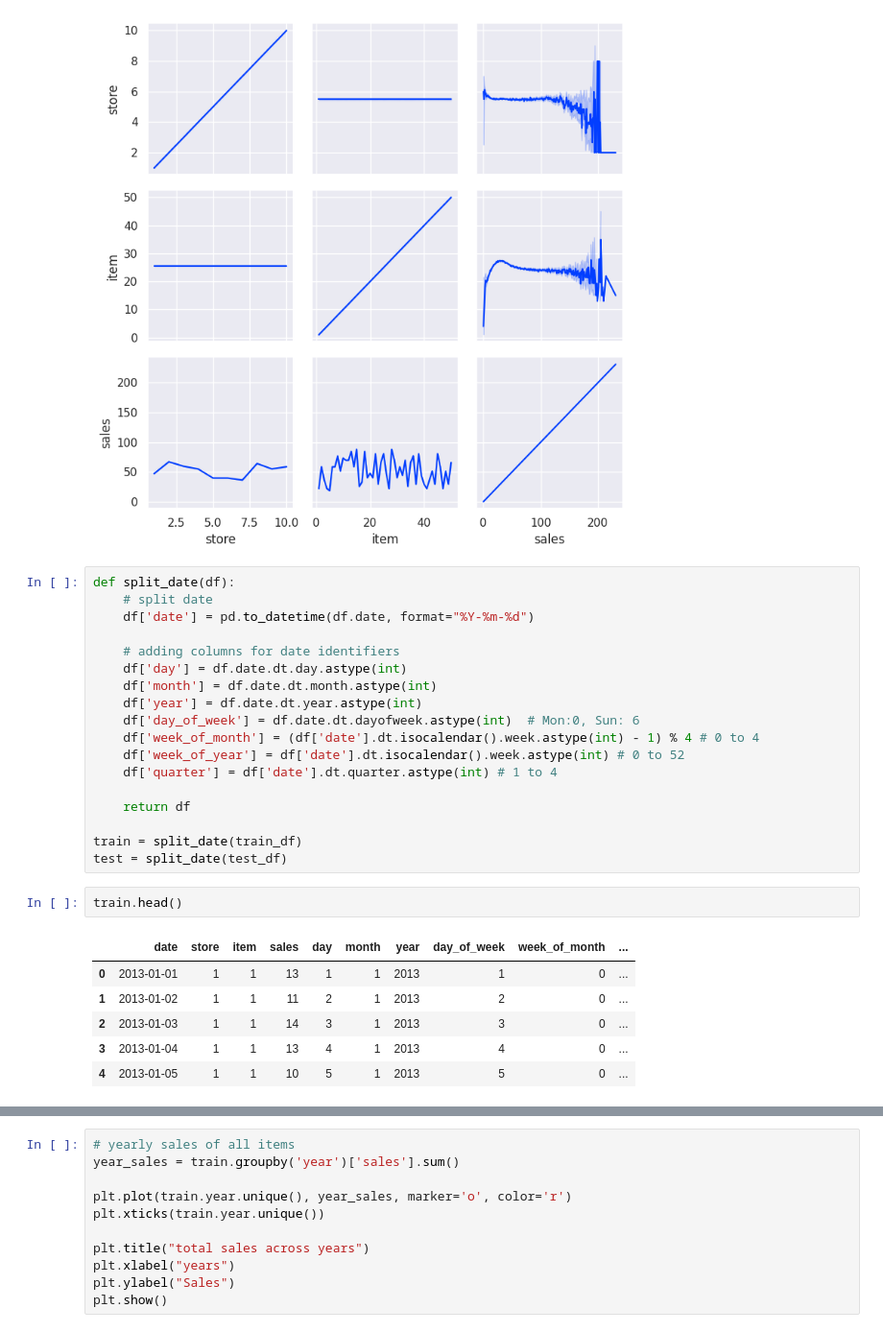
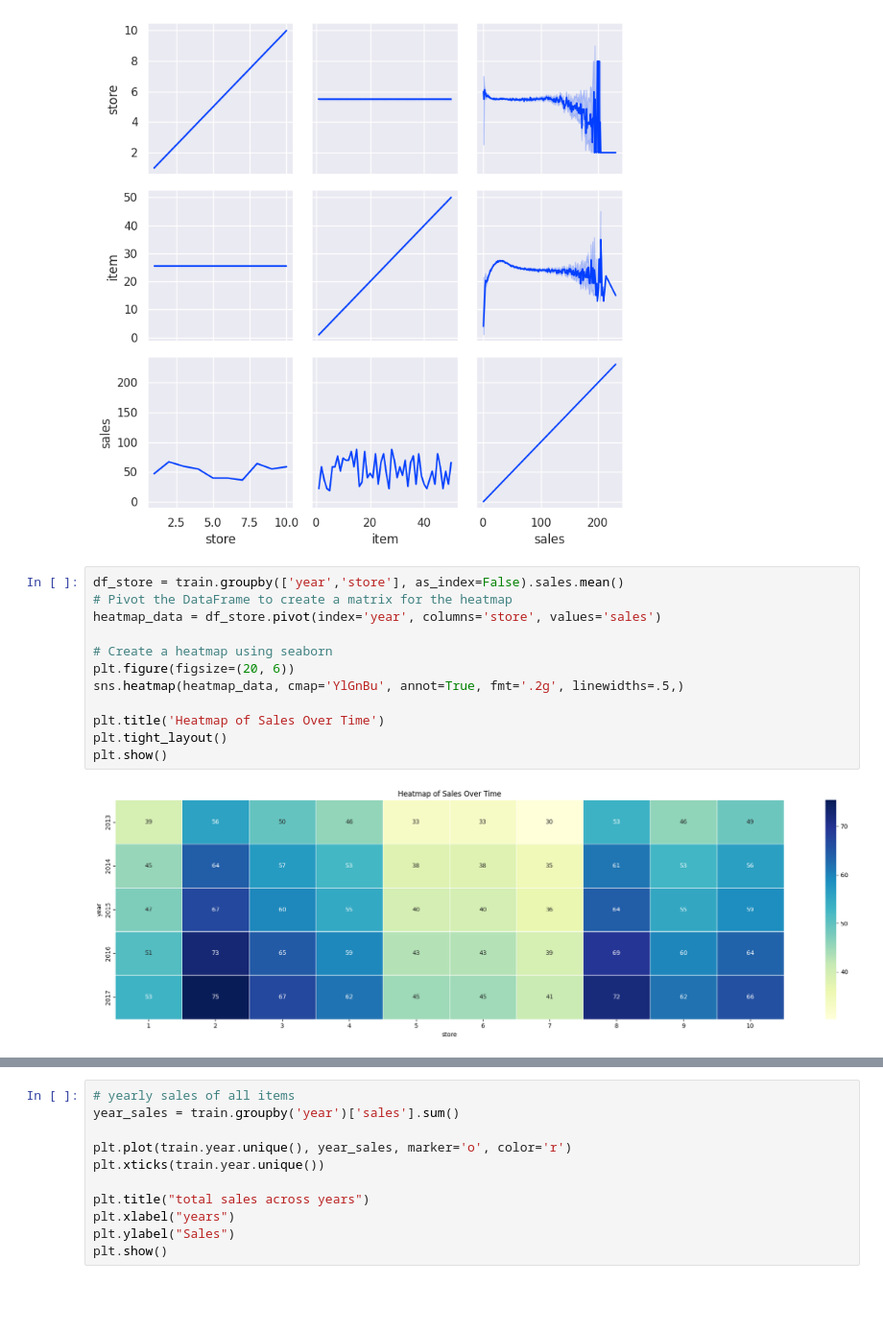
Before and after one commit to manikesh12/team5-miniproject1, a Jupyter notebook: Store_Item_Demand_Forecasting1.ipynb, the cells around one changed output, grey strips where cells are left out. Shown at 96% size. Drawn from its saved outputs; the diff is of its cells as text; blank space fills up the shorter version.

```diff
--- a/Store_Item_Demand_Forecasting1.ipynb
+++ b/Store_Item_Demand_Forecasting1.ipynb
@@ -229,30 +256,17 @@ plt.tight_layout()
 plt.show()
 # %% [output]
 [figure]
-# %%
-def split_date(df):
-    # split date
-    df['date'] = pd.to_datetime(df.date, format="%Y-%m-%d")
-
-    # adding columns for date identifiers
-    df['day'] = df.date.dt.day.astype(int)
-    df['month'] = df.date.dt.month.astype(int)
-    df['year'] = df.date.dt.year.astype(int)
-    df['day_of_week'] = df.date.dt.dayofweek.astype(int)  # Mon:0, Sun: 6
-    df['week_of_month'] = (df['date'].dt.isocalendar().week.astype(int) - 1) % 4 # 0 to 4
-    df['week_of_year'] = df['date'].dt.isocalendar().week.astype(int) # 0 to 52
-    df['quarter'] = df['date'].dt.quarter.astype(int) # 1 to 4
-
-    return df
-
-train = split_date(train_df)
-test = split_date(test_df)
-# %%
-train.head()
-# %% [output]
-|  | date | store | item | sales | day | month | year | day_of_week | week_of_month | ... |
-| 0 | 2013-01-01 | 1 | 1 | 13 | 1 | 1 | 2013 | 1 | 0 | ... |
-| 1 | 2013-01-02 | 1 | 1 | 11 | 2 | 1 | 2013 | 2 | 0 | ... |
-| 2 | 2013-01-03 | 1 | 1 | 14 | 3 | 1 | 2013 | 3 | 0 | ... |
-| 3 | 2013-01-04 | 1 | 1 | 13 | 4 | 1 | 2013 | 4 | 0 | ... |
-| 4 | 2013-01-05 | 1 | 1 | 10 | 5 | 1 | 2013 | 5 | 0 | ... |
+# %%
+df_store = train.groupby(['year','store'], as_index=False).sales.mean()
+# Pivot the DataFrame to create a matrix for the heatmap
+heatmap_data = df_store.pivot(index='year', columns='store', values='sales')
+
+# Create a heatmap using seaborn
+plt.figure(figsize=(20, 6))
+sns.heatmap(heatmap_data, cmap='YlGnBu', annot=True, fmt='.2g', linewidths=.5,)
+
+plt.title('Heatmap of Sales Over Time')
+plt.tight_layout()
+plt.show()
+# %% [output]
+[figure, added]
```
Also changed, not shown: parts of 19 cells of this notebook.
